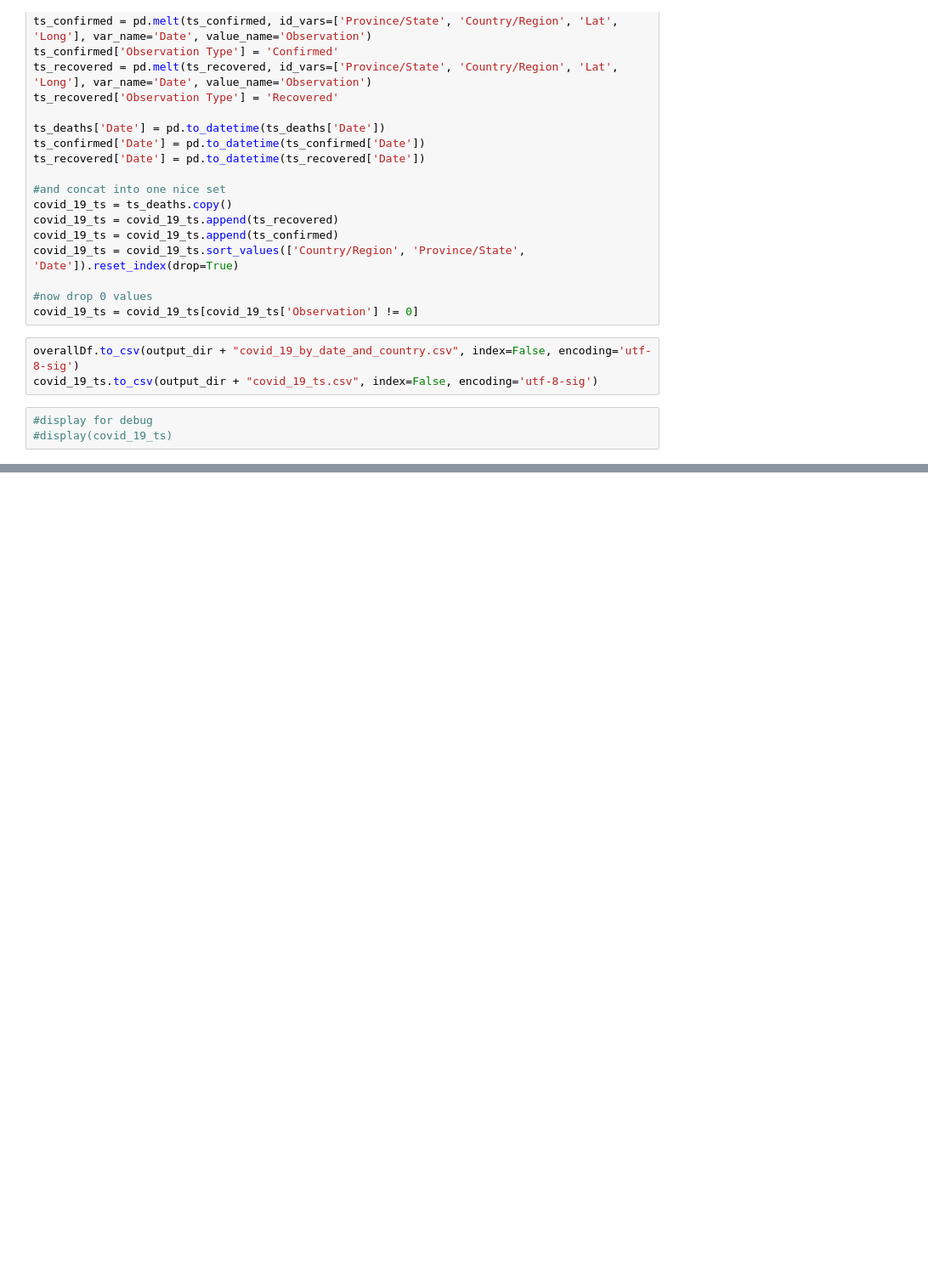
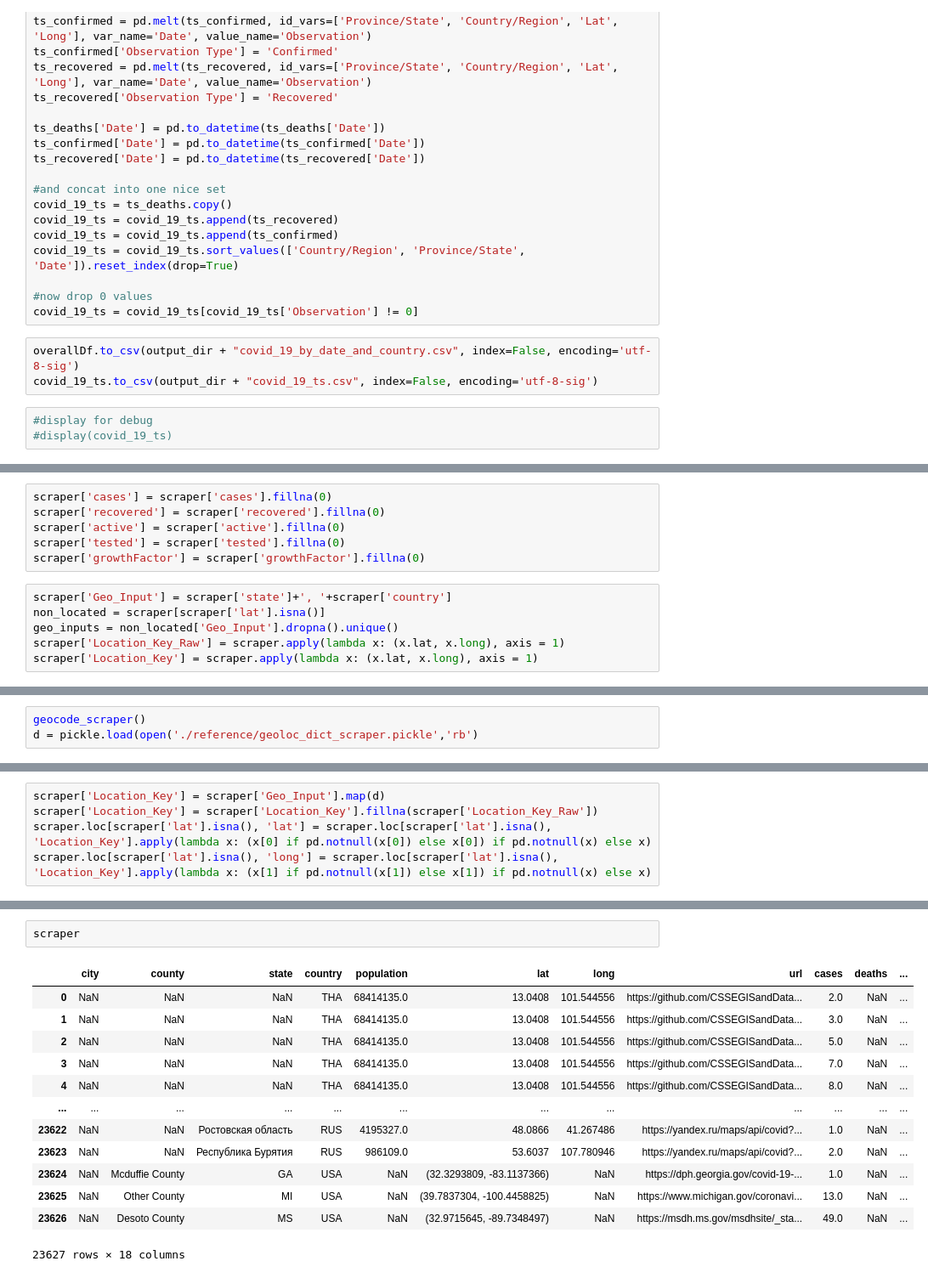
Before and after one commit to mprorock/COVID-19, a Jupyter notebook: covid_19_data.ipynb, the cells around one changed output, grey strips where cells are left out. Shown at 85% size. Drawn from its saved outputs; the diff is of its cells as text; blank space fills up the shorter version.

```diff
--- a/covid_19_data.ipynb
+++ b/covid_19_data.ipynb
@@ -258,0 +263,12 @@ covid_19_ts.to_csv(output_dir + "covid_19_ts.csv", index=False, encoding='utf-8-
+# %%
+scraper['cases'] = scraper['cases'].fillna(0)
+scraper['recovered'] = scraper['recovered'].fillna(0)
+scraper['active'] = scraper['active'].fillna(0)
+scraper['tested'] = scraper['tested'].fillna(0)
+scraper['growthFactor'] = scraper['growthFactor'].fillna(0)
+# %%
+scraper['Geo_Input'] = scraper['state']+', '+scraper['country']
+non_located = scraper[scraper['lat'].isna()]
+geo_inputs = non_located['Geo_Input'].dropna().unique()
+scraper['Location_Key_Raw'] = scraper.apply(lambda x: (x.lat, x.long), axis = 1)
+scraper['Location_Key'] = scraper.apply(lambda x: (x.lat, x.long), axis = 1)
@@ -258,0 +283,3 @@ covid_19_ts.to_csv(output_dir + "covid_19_ts.csv", index=False, encoding='utf-8-
+# %%
+geocode_scraper()
+d = pickle.load(open('./reference/geoloc_dict_scraper.pickle','rb')
@@ -258,0 +304,5 @@ covid_19_ts.to_csv(output_dir + "covid_19_ts.csv", index=False, encoding='utf-8-
+# %%
+scraper['Location_Key'] = scraper['Geo_Input'].map(d)
+scraper['Location_Key'] = scraper['Location_Key'].fillna(scraper['Location_Key_Raw'])
+scraper.loc[scraper['lat'].isna(), 'lat'] = scraper.loc[scraper['lat'].isna(), 'Location_Key'].apply(lambda x: (x[0] if pd.notnull(x[0]) else x[0]) if pd.notnull(x) else x)
+scraper.loc[scraper['lat'].isna(), 'long'] = scraper.loc[scraper['lat'].isna(), 'Location_Key'].apply(lambda x: (x[1] if pd.notnull(x[1]) else x[1]) if pd.notnull(x) else x)
@@ -258,0 +331,16 @@ covid_19_ts.to_csv(output_dir + "covid_19_ts.csv", index=False, encoding='utf-8-
+# %%
+scraper
+# %% [output]
+|  | city | county | state | country | population | lat | long | url | cases | deaths | ... |
+| 0 | NaN | NaN | NaN | THA | 68414135.0 | 13.0408 | 101.544556 | https://github.com/CSSEGISandData... | 2.0 | NaN | ... |
+| 1 | NaN | NaN | NaN | THA | 68414135.0 | 13.0408 | 101.544556 | https://github.com/CSSEGISandData... | 3.0 | NaN | ... |
+| 2 | NaN | NaN | NaN | THA | 68414135.0 | 13.0408 | 101.544556 | https://github.com/CSSEGISandData... | 5.0 | NaN | ... |
+| 3 | NaN | NaN | NaN | THA | 68414135.0 | 13.0408 | 101.544556 | https://github.com/CSSEGISandData... | 7.0 | NaN | ... |
+| 4 | NaN | NaN | NaN | THA | 68414135.0 | 13.0408 | 101.544556 | https://github.com/CSSEGISandData... | 8.0 | NaN | ... |
+| ... | ... | ... | ... | ... | ... | ... | ... | ... | ... | ... | ... |
+| 23622 | NaN | NaN | Ростовская область | RUS | 4195327.0 | 48.0866 | 41.267486 | https://yandex.ru/maps/api/covid?... | 1.0 | NaN | ... |
+| 23623 | NaN | NaN | Республика Бурятия | RUS | 986109.0 | 53.6037 | 107.780946 | https://yandex.ru/maps/api/covid?... | 2.0 | NaN | ... |
+| 23624 | NaN | Mcduffie County | GA | USA | NaN | (32.3293809, -83.1137366) | NaN | https://dph.georgia.gov/covid-19-... | 1.0 | NaN | ... |
+| 23625 | NaN | Other County | MI | USA | NaN | (39.7837304, -100.4458825) | NaN | https://www.michigan.gov/coronavi... | 13.0 | NaN | ... |
+| 23626 | NaN | Desoto County | MS | USA | NaN | (32.9715645, -89.7348497) | NaN | https://msdh.ms.gov/msdhsite/_sta... | 49.0 | NaN | ... |
+23627 rows × 18 columns
```
Also changed, not shown: parts of 13 cells of this notebook, 6 other files.
